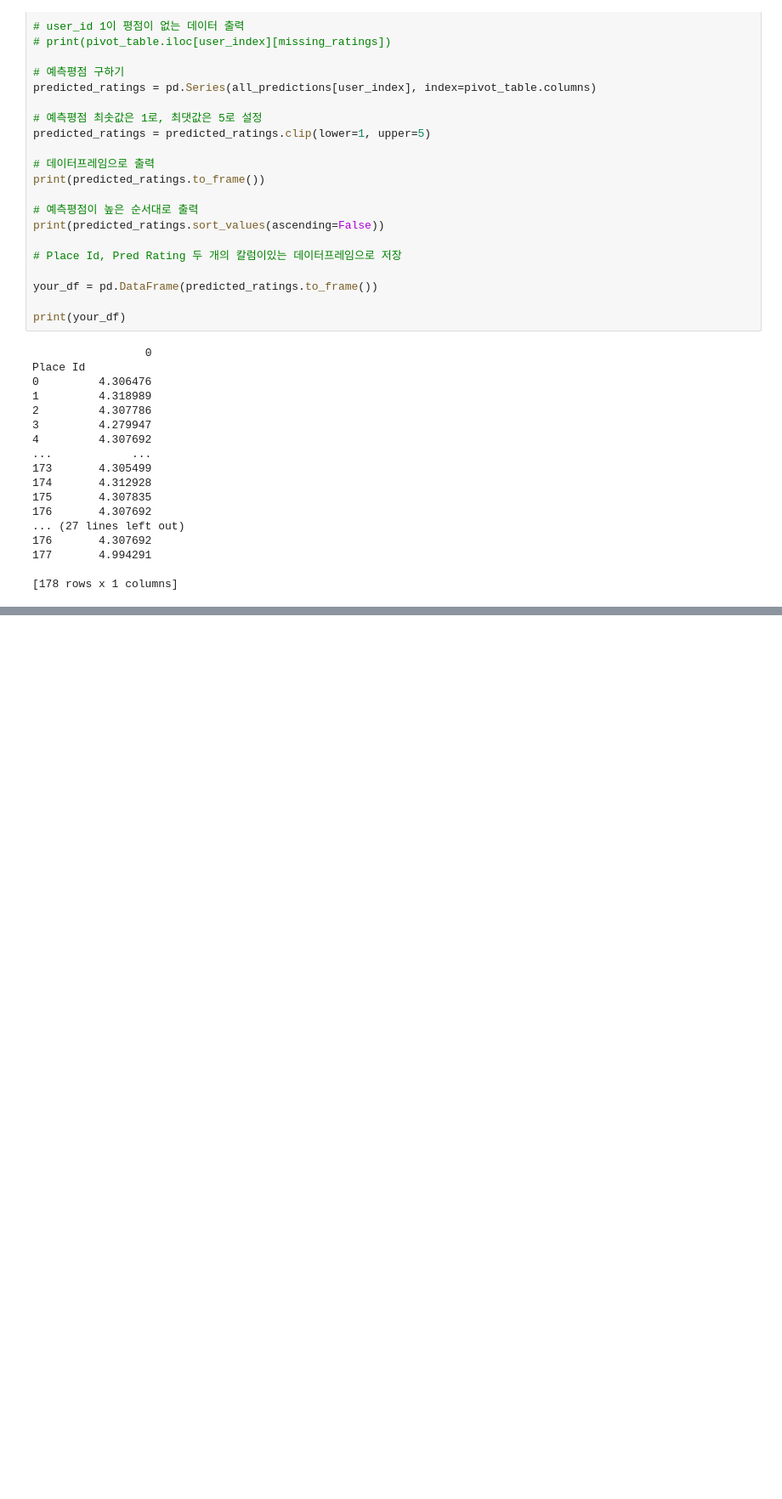
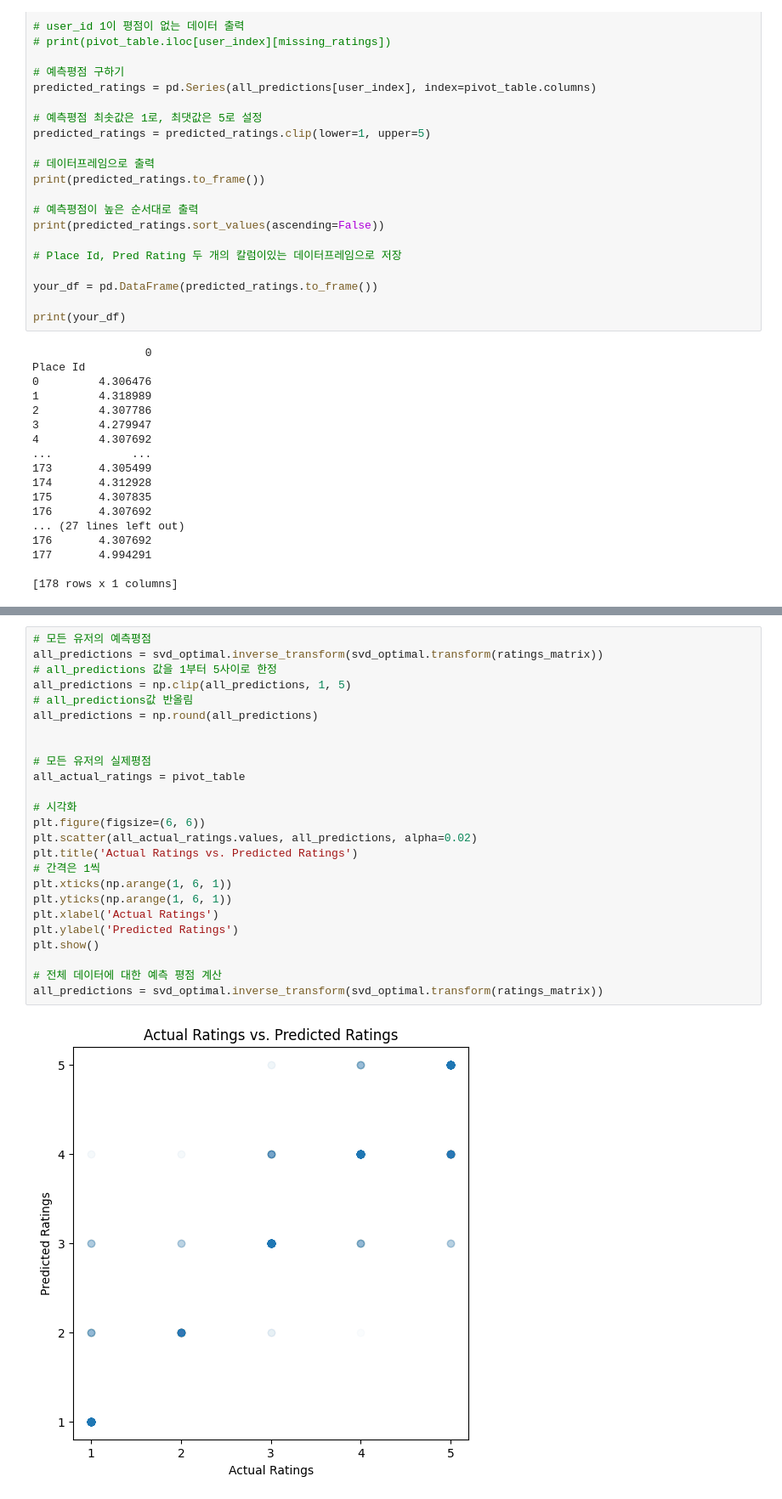
Before and after one commit to hscrown/madatpublicdata, a Jupyter notebook: SVD를_머신러닝과_사이킥런으로_구현하기(3).ipynb, the cells around one changed output, grey strips where cells are left out. Shown at 85% size. Drawn from its saved outputs; the diff is of its cells as text; blank space fills up the shorter version.

```diff
--- a/SVD를_머신러닝과_사이킥런으로_구현하기(3).ipynb
+++ b/SVD를_머신러닝과_사이킥런으로_구현하기(3).ipynb
@@ -211,0 +257,27 @@ all_predictions = svd_optimal.inverse_transform(svd_optimal.transform(ratings_ma
+# %%
+# 모든 유저의 예측평점
+all_predictions = svd_optimal.inverse_transform(svd_optimal.transform(ratings_matrix))
+# all_predictions 값을 1부터 5사이로 한정
+all_predictions = np.clip(all_predictions, 1, 5)
+# all_predictions값 반올림
+all_predictions = np.round(all_predictions)
+
+
+# 모든 유저의 실제평점
+all_actual_ratings = pivot_table
+
+# 시각화
+plt.figure(figsize=(6, 6))
+plt.scatter(all_actual_ratings.values, all_predictions, alpha=0.02)
+plt.title('Actual Ratings vs. Predicted Ratings')
+# 간격은 1씩
+plt.xticks(np.arange(1, 6, 1))
+plt.yticks(np.arange(1, 6, 1))
+plt.xlabel('Actual Ratings')
+plt.ylabel('Predicted Ratings')
+plt.show()
+
+# 전체 데이터에 대한 예측 평점 계산
+all_predictions = svd_optimal.inverse_transform(svd_optimal.transform(ratings_matrix))
+# %% [output]
+[figure, added]
```
Also changed, not shown: parts of 7 cells of this notebook.
